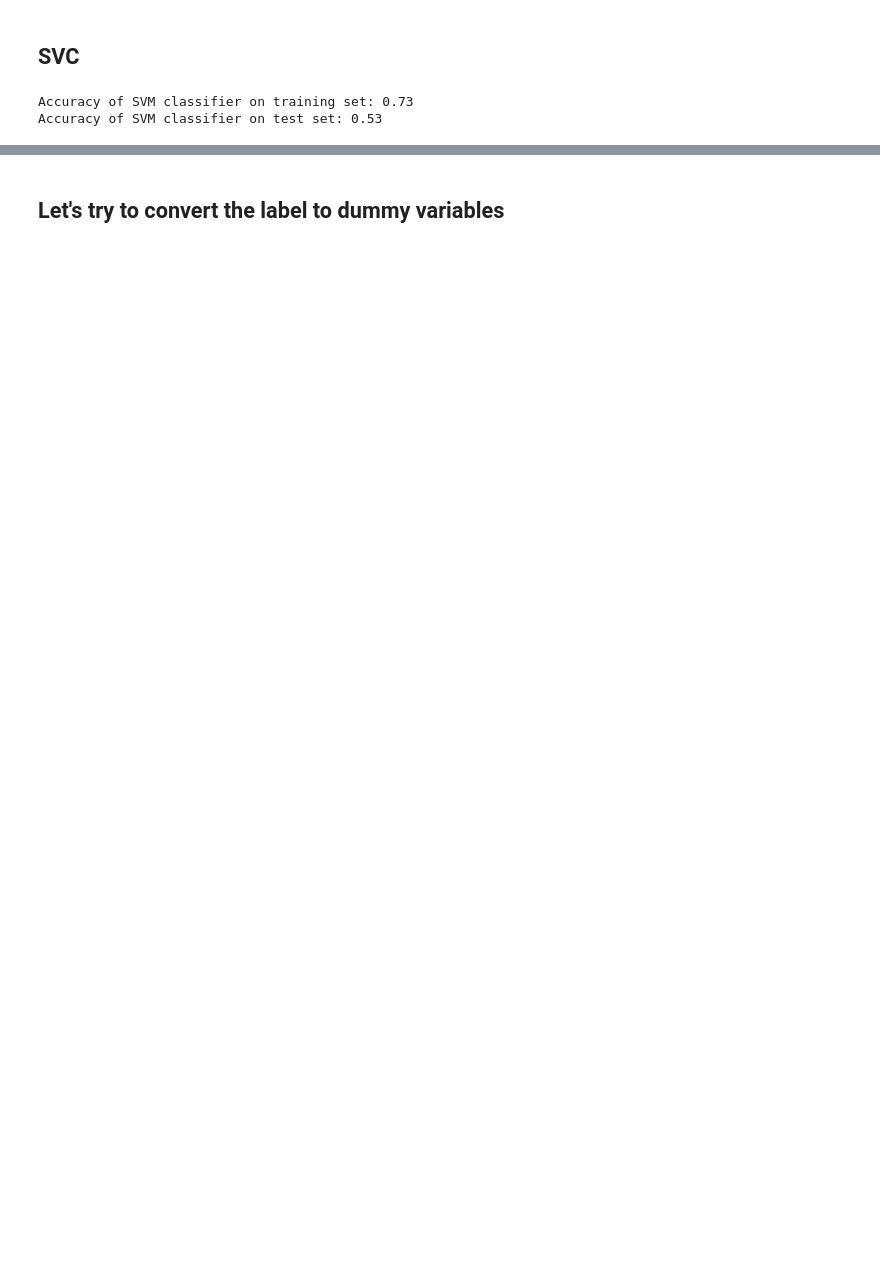
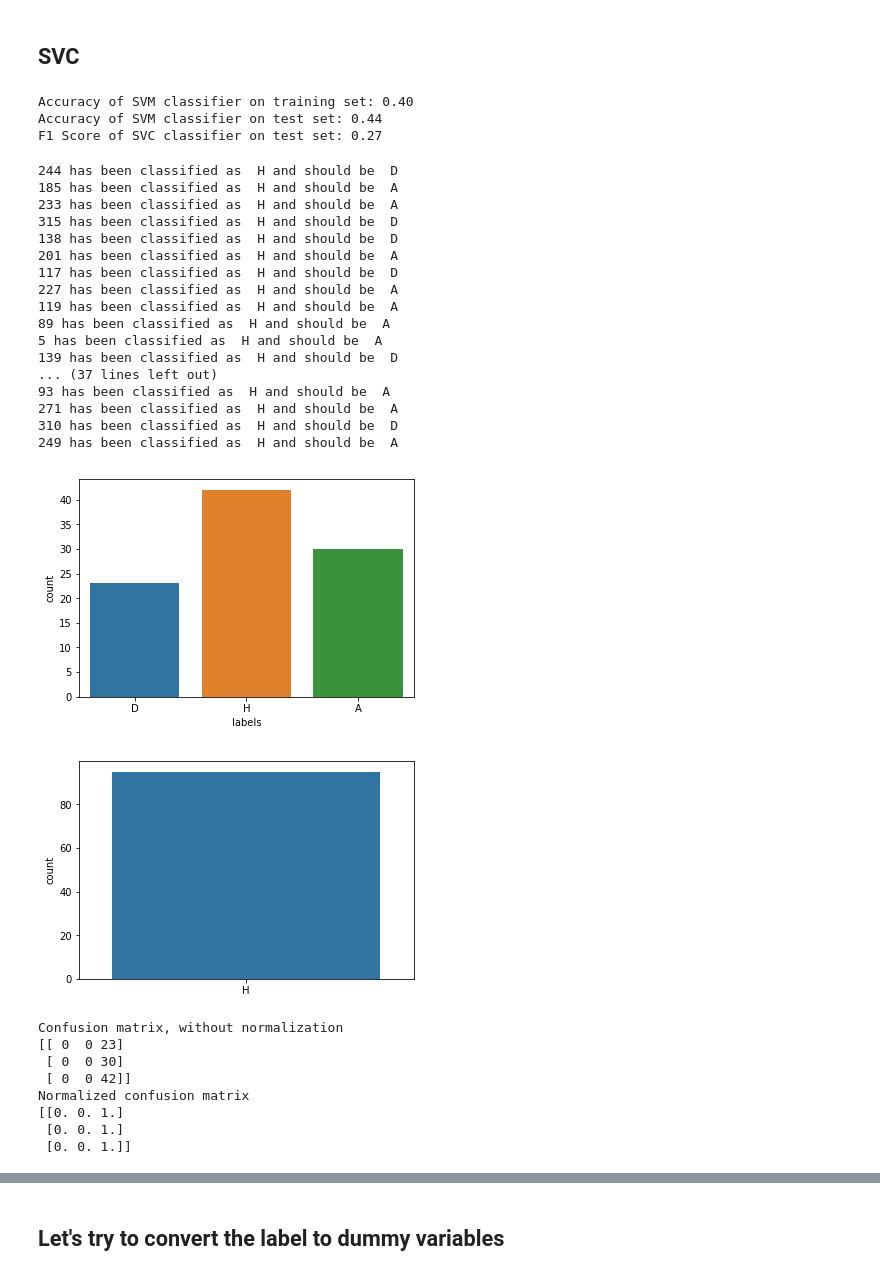
Before and after one commit to aalabort/Research_Project, a Jupyter notebook: Building models.ipynb, the cells around one changed output, grey strips where cells are left out. Saved outputs shown, nothing was run; the diff lists cells and outputs as text; code cells hidden in the pictures; blank space fills up the shorter version.

```diff
--- a/Building models.ipynb
+++ b/Building models.ipynb
@@ -89,6 +379,75 @@ print('Accuracy of SVM classifier on training set: {:.2f}'
      .format(svm.score(X_train, y_train)))
 print('Accuracy of SVM classifier on test set: {:.2f}'
      .format(svm.score(X_test, y_test)))
+
+y_predict = svm.predict(X_test)
+print('F1 Score of SVC classifier on test set: {:.2f}'
+     .format(f1_score(y_test, y_predict, average='weighted')))
+
+# dropcol_importances(svm, X_train, y_train)
+# permutation_importances(svm, X_train, y_train)
 # %% [output]
-Accuracy of SVM classifier on training set: 0.73
-Accuracy of SVM classifier on test set: 0.53
+Accuracy of SVM classifier on training set: 0.40
+Accuracy of SVM classifier on test set: 0.44
+F1 Score of SVC classifier on test set: 0.27
+# %%
+predictions = svm.predict(X_test)
+for input, prediction, label in zip(X_test.index, predictions, y_test):
+    if prediction != label:
+        print(input, 'has been classified as ', prediction, 'and should be ', label)
+
+list(zip(X_test, predictions, y_test))
+X_test.head()
+
+
+sns.countplot(y_test,label="Count")
+plt.show()
+sns.countplot(predictions,label="Count")
+plt.show()
+
+
+
+class_names = list(set(y_test))
+# Compute confusion matrix
+cnf_matrix = confusion_matrix(y_test, predictions,labels=class_names)
+np.set_printoptions(precision=2)
+
+# Plot non-normalized confusion matrix
+plt.figure()
+plot_confusion_matrix(cnf_matrix, classes=class_names,
+                      title='Confusion matrix, without normalization')
+
+# Plot normalized confusion matrix
+plt.figure()
+plot_confusion_matrix(cnf_matrix, classes=class_names, normalize=True,
+                      title='Normalized confusion matrix')
+
+plt.show()
+# %% [output]
+244 has been classified as  H and should be  D
+185 has been classified as  H and should be  A
+233 has been classified as  H and should be  A
+315 has been classified as  H and should be  D
+138 has been classified as  H and should be  D
+201 has been classified as  H and should be  A
+117 has been classified as  H and should be  D
+227 has been classified as  H and should be  A
+119 has been classified as  H and should be  A
+89 has been classified as  H and should be  A
+5 has been classified as  H and should be  A
+139 has been classified as  H and should be  D
+... (37 lines left out)
+93 has been classified as  H and should be  A
+271 has been classified as  H and should be  A
+310 has been classified as  H and should be  D
+249 has been classified as  H and should be  A
+[figure, added]
+[figure, added]
+Confusion matrix, without normalization
+[[ 0  0 23]
+ [ 0  0 30]
+ [ 0  0 42]]
+Normalized confusion matrix
+[[0. 0. 1.]
+ [0. 0. 1.]
+ [0. 0. 1.]]
```
Also changed, not shown: parts of 32 cells of this notebook, 19 other files.
